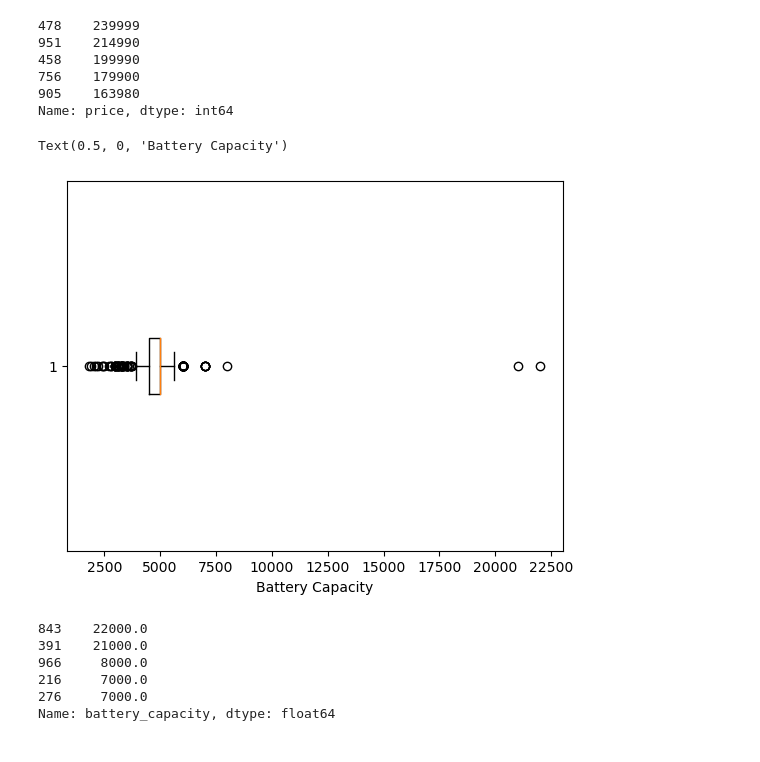
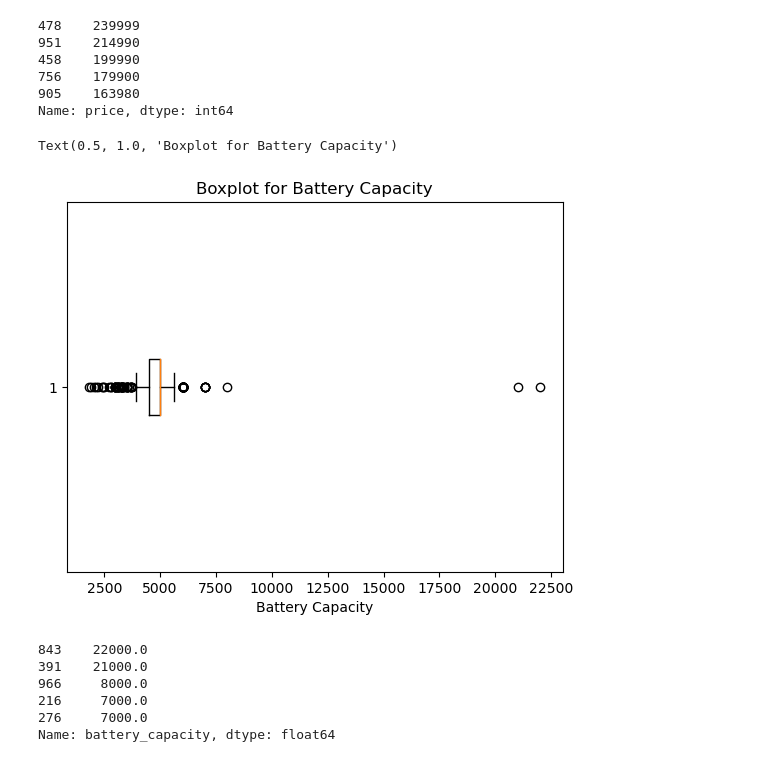
Before and after one commit to JasonRahimi2/INST414_Project, a Jupyter notebook: SemesterProjectINST414.ipynb, the cells around one changed output. Saved outputs shown, nothing was run; the diff lists cells and outputs as text; code cells hidden in the pictures.

```diff
--- a/SemesterProjectINST414.ipynb
+++ b/SemesterProjectINST414.ipynb
@@ -118,10 +119,11 @@ Name: price, dtype: int64
 # %%
 #Finding outliers in the battery_capacity feature of the dataset
 plt.boxplot(new_smartphone_df['battery_capacity'], vert=False)
 plt.xlabel('Battery Capacity')
+plt.title('Boxplot for Battery Capacity')
 # %% [output]
-Text(0.5, 0, 'Battery Capacity')
+Text(0.5, 1.0, 'Boxplot for Battery Capacity')
-[figure, old version]
+[figure, new version]
 # %%
 print(new_smartphone_df['battery_capacity'].nlargest(5))
 # %% [output]
```
Also changed, not shown: parts of 15 cells of this notebook.
